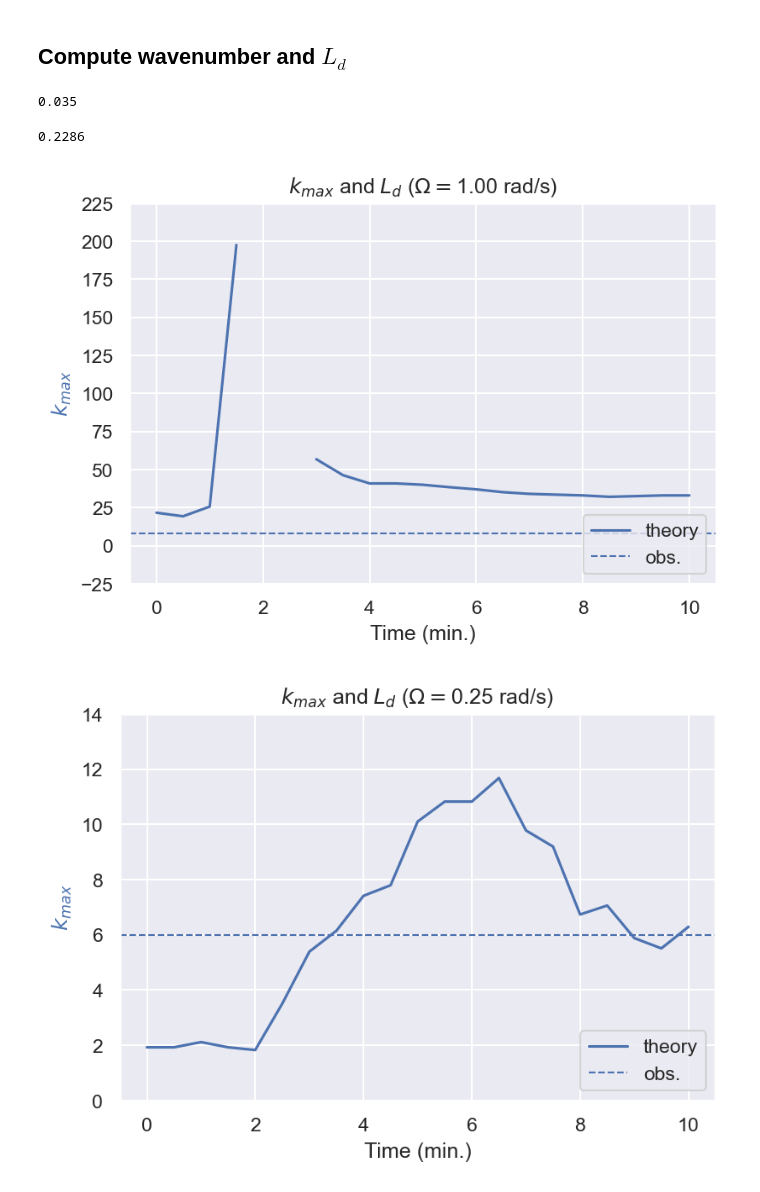
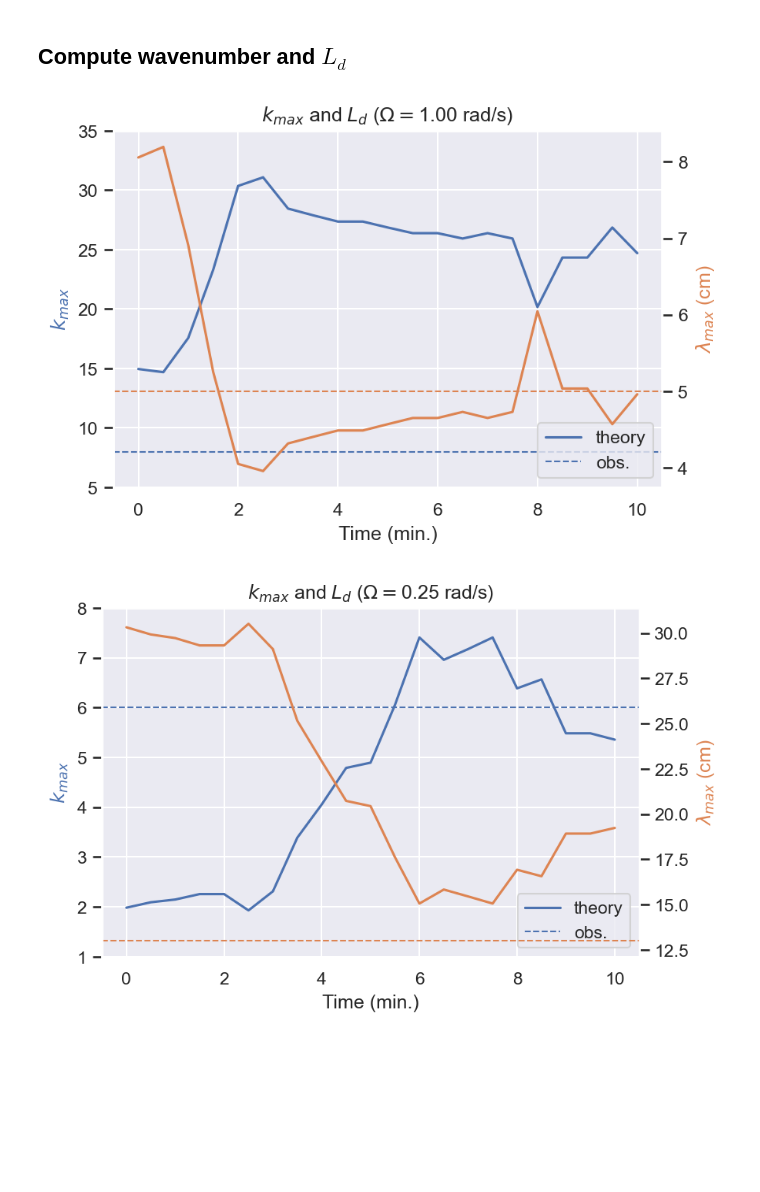
Before and after one commit to ktcarr/12.843, a Jupyter notebook: lab4/analysis.ipynb, the cells around one changed output. Cells and saved outputs as stored; diff of their text form; code cells hidden in the pictures; blank space fills up the shorter version.

```diff
--- a/lab4/analysis.ipynb
+++ b/lab4/analysis.ipynb
@@ -227,54 +163,45 @@ def compute_kappa(r, use_l=False):
 # %% [markdown]
 ## Compute wavenumber and $L_d$
-# %%
-r_can/2.54
-# %% [output]
-0.035
-# %%
-r_inner
-# %% [output]
-0.2286
 # %%
 use_l = True # whether to factor in meridional wavenumber
-si    = -1    # index of sensor
-Ld_est= 13
-alpha=.05 # plotting hyper-params
-lw   = 1
+si    = -2    # index of sensor
+plot_k = True
+plot_Ld= True
+alpha = 0.05 # plotting hyper-params
+lw    = 1
 k_obss = [8, 6, 2.5, np.nan]
 Ld_obss= [5, 13,17,np.nan]
 
 for ri in range(4):
 
     k_est  = k_obss[ri]
     Ld_est = Ld_obss[ri]
 
     results = np.stack([np.stack(compute_kappa(r, use_l=use_l),axis=2) for r in R_vals], axis=2)
     kappas, Lds = results[...,0], results[...,1]
     colors = sns.color_palette()
     fig,ax = plt.subplots()
     f0 = get_f0(R_vals[ri])
     ax.set_title(r'$k_{max}$ and $L_d$ ($\Omega=$'+f'{f0/2:.2f} rad/s)')
 
-    ### plot k
-    ax.plot(time_min, kappas[:,si,ri], c=colors[0], label='theory')
-    ax.axhline(k_est, c=colors[0],ls='--', label='obs.', lw=lw)
-    ax.set_ylabel(r'$k_{max}$', c=colors[0])
-    ax.set_xlabel('Time (min.)')
-    # ax.set_ylim([0,30])
+    if plot_k:
+        ax.plot(time_min, kappas[:,si,ri], c=colors[0], label='theory')
+        ax.axhline(k_est, c=colors[0],ls='--', label='obs.', lw=lw)
+        ax.set_ylabel(r'$k_{max}$', c=colors[0])
+        ax.set_xlabel('Time (min.)')
 
-    ### plot Ld
-#     ax2 = ax.twinx()
-#     ax2.grid(False)
-#     ax2.plot(time_min, 3.9*100*Lds[:,si,ri], label='L_d', c=colors[1])
-#     ax2.axhline(Ld_est, c=colors[1],ls='--', lw=lw)
-#     ax2.set_ylabel(r'$L_d$ (cm)', c=colors[1])
-    # ax2.set_ylim([0,6])
+    if plot_Ld:
+        ax2 = ax.twinx()
+        ax2.grid(False)
+        ax2.plot(time_min, 3.9*100*Lds[:,si,ri], label='L_d', c=colors[1])
+        ax2.axhline(Ld_est, c=colors[1],ls='--', lw=lw)
+        ax2.set_ylabel(r'$\lambda_{max}$ (cm)', c=colors[1])
+#         ax2.set_ylim([0,6])
 
     ax.set_yticks(np.linspace(ax.get_yticks()[0], ax.get_yticks()[-1], len(ax.get_yticks())))
-    # ax2.set_yticks(np.linspace(ax2.get_yticks()[0], ax2.get_yticks()[-1], len(ax.get_yticks())))
 
     ax.legend(loc='lower right')
     plt.show()
 # %% [output]
-[figure, old version]
+[figure, new version]
-[figure, old version]
+[figure, new version]
```
Also changed, not shown: parts of 46 cells of this notebook.
